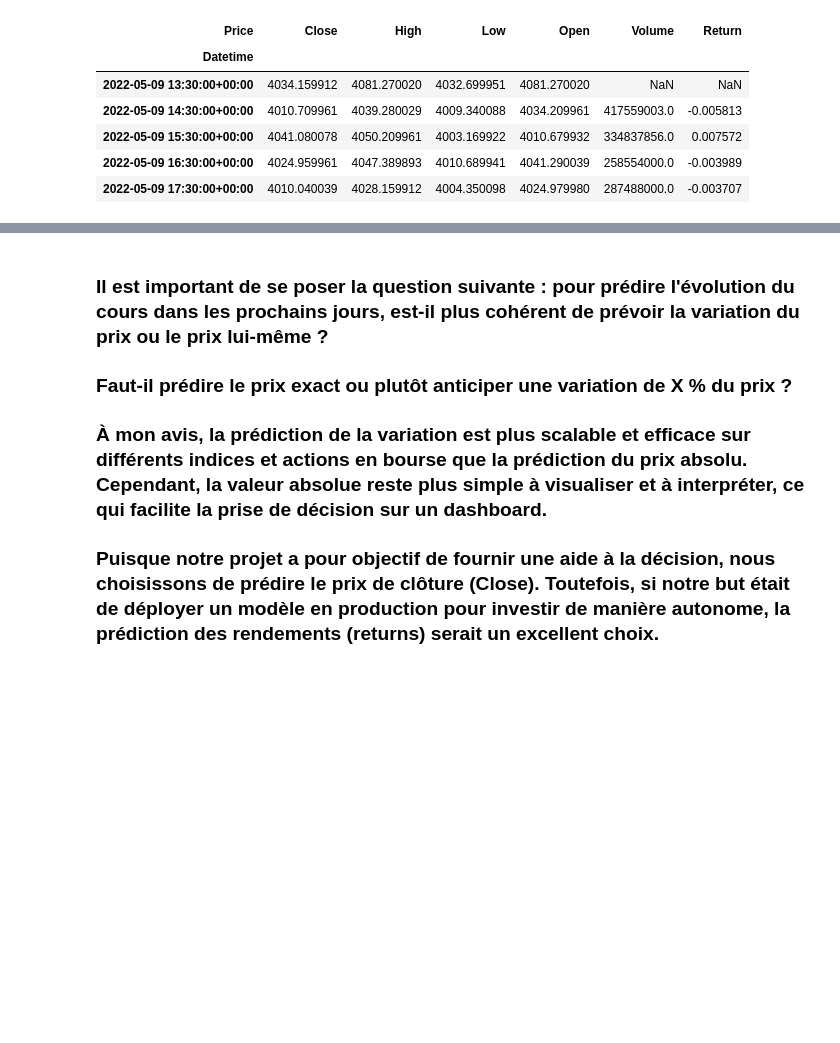
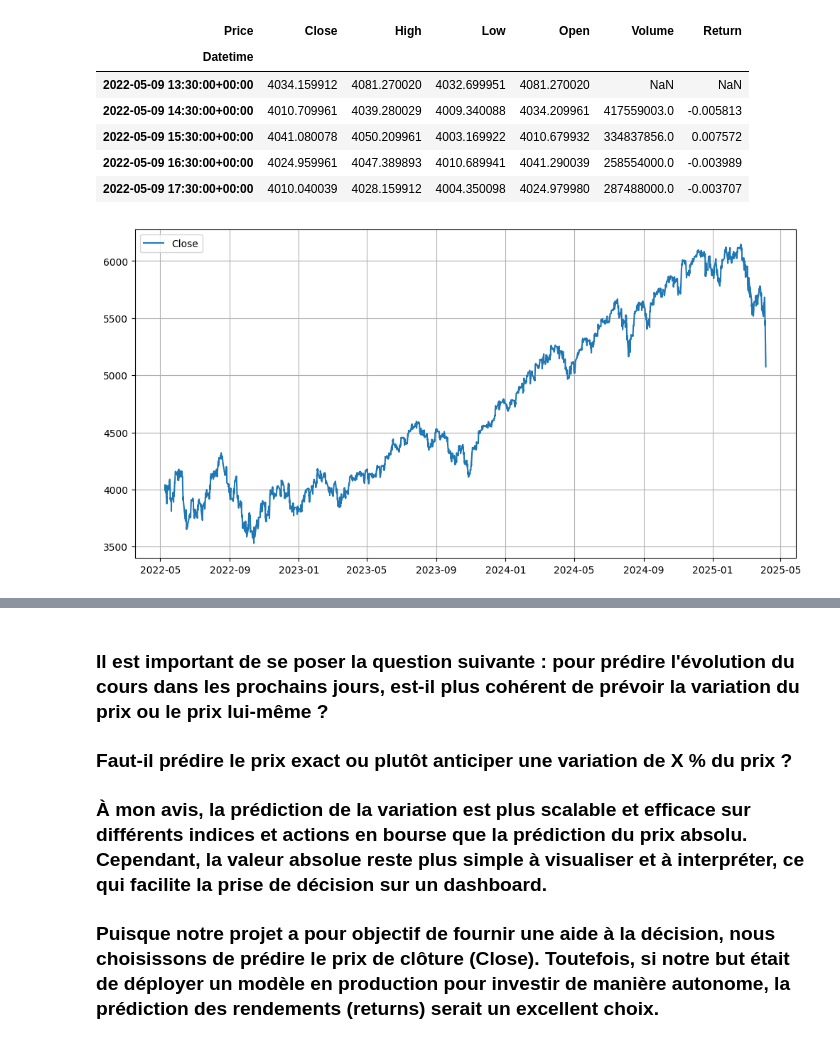
Before and after one commit to JulienBellande/MarketSense, a Jupyter notebook: IA_research.ipynb, the cells around one changed output, grey strips where cells are left out. Drawn from its saved outputs; the diff is of its cells as text; code cells hidden in the pictures; blank space fills up the shorter version.

```diff
--- a/IA_research.ipynb
+++ b/IA_research.ipynb
@@ -57,0 +45,8 @@ fig.show()
+# %%
+plt.figure(figsize=(12,6))
+plt.plot(data["Close"], label='Close')
+plt.legend()
+plt.grid()
+plt.show()
+# %% [output]
+[figure, added]
```
Also changed, not shown: parts of 3 cells of this notebook, 6 other files.
